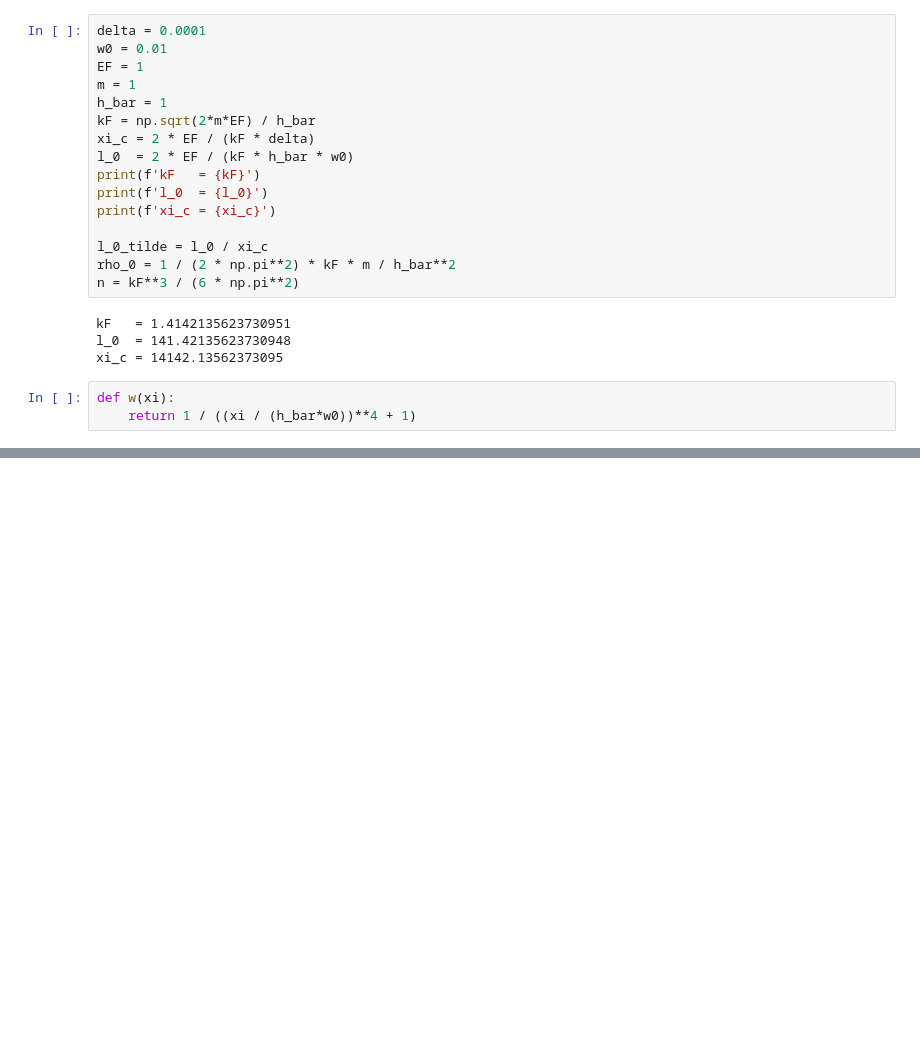
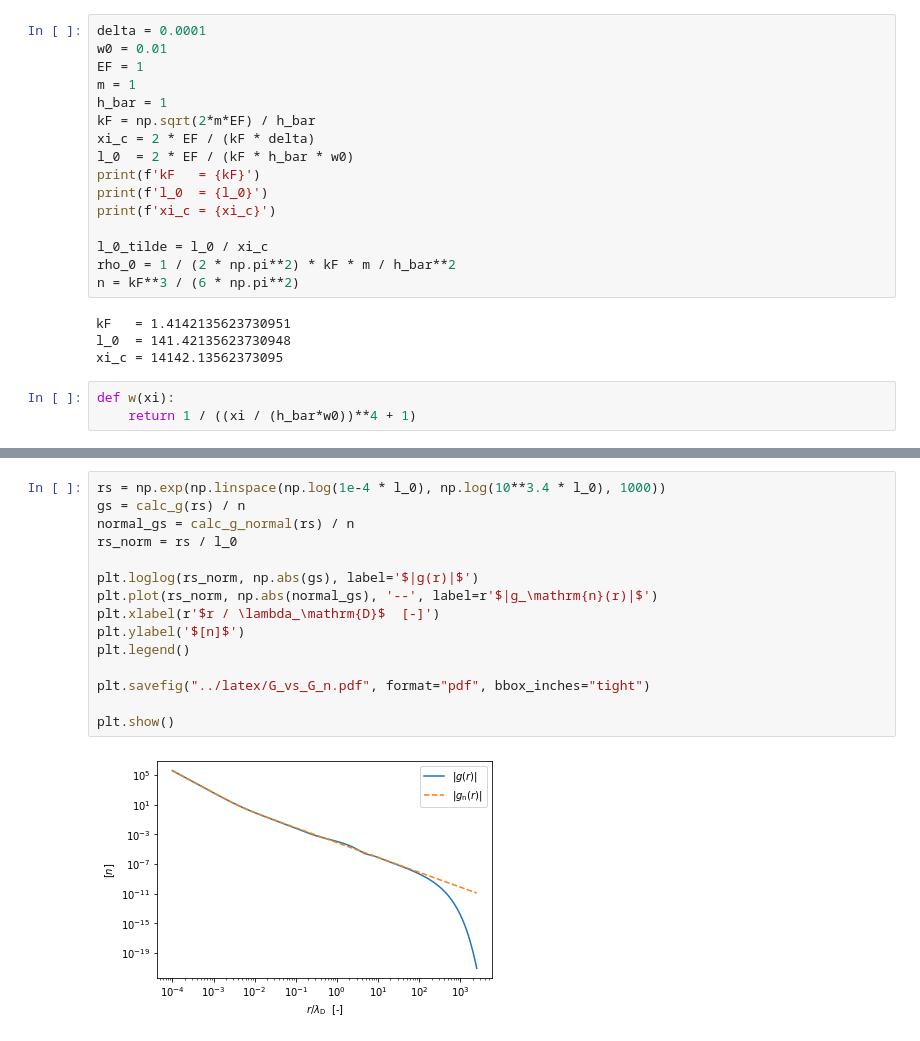
Before and after one commit to Il-Capitano/bsc-thesis, a Jupyter notebook: python/superconducting_state.ipynb, the cells around one changed output, grey strips where cells are left out. Cells and saved outputs as stored; diff of their text form; blank space fills up the shorter version.

```diff
--- a/python/superconducting_state.ipynb
+++ b/python/superconducting_state.ipynb
@@ -79,0 +153,17 @@ plt.show()
+# %%
+rs = np.exp(np.linspace(np.log(1e-4 * l_0), np.log(10**3.4 * l_0), 1000))
+gs = calc_g(rs) / n
+normal_gs = calc_g_normal(rs) / n
+rs_norm = rs / l_0
+
+plt.loglog(rs_norm, np.abs(gs), label='$|g(r)|$')
+plt.plot(rs_norm, np.abs(normal_gs), '--', label=r'$|g_\mathrm{n}(r)|$')
+plt.xlabel(r'$r / \lambda_\mathrm{D}$  [-]')
+plt.ylabel('$[n]$')
+plt.legend()
+
+plt.savefig("../latex/G_vs_G_n.pdf", format="pdf", bbox_inches="tight")
+
+plt.show()
+# %% [output]
+[figure, added]
```
Also changed, not shown: parts of 6 cells of this notebook, 6 other files.
